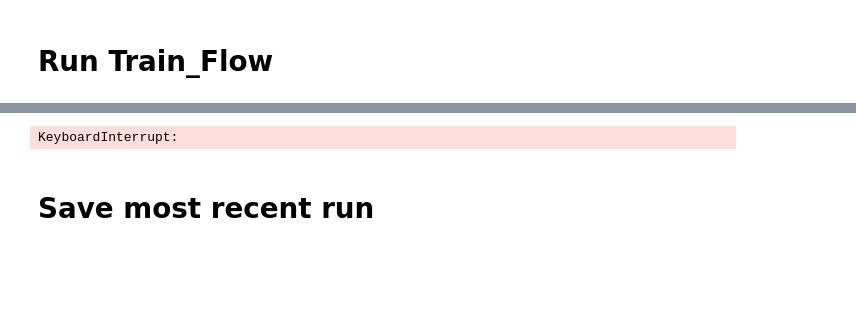
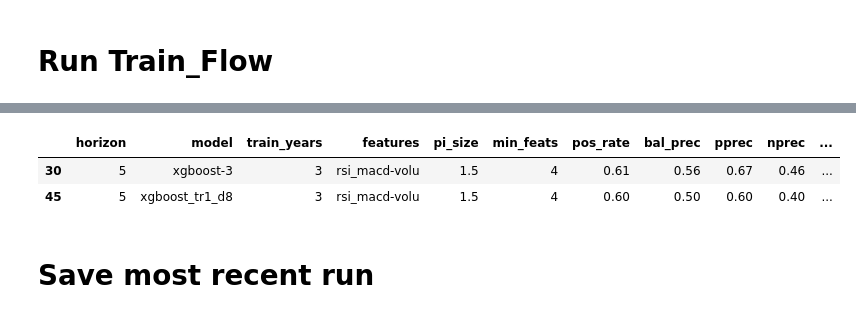
Before and after one commit to bchase17/Stocks, a Jupyter notebook: train_flow.ipynb, the cells around one changed output, grey strips where cells are left out. Drawn from its saved outputs; the diff is of its cells as text; code cells hidden in the pictures; blank space fills up the shorter version.

```diff
--- a/train_flow.ipynb
+++ b/train_flow.ipynb
@@ -39,6 +42,7 @@ Available Feature Sets: dict_keys(['ma', 'rsi', 'macd', 'volume', 'atr_adx', 'vo
 # %% [markdown]
 # Run Train_Flow
 # %%
+import train_flow
 importlib.reload(train_flow)
 from itertools import combinations
 
@@ -54,7 +58,32 @@ two_combos = list(combinations(keys, 2))
 master_results = []
 master_perm = []
 
+a = 'rsi_macd'
+b = 'volu'
+target_horizons = [5]#, 10, 20, 30]
+train_years = [3]
+pi_years = [1.5]
+min_feats = [6]
+days_assessed = 250
+test_day = 5
+feature_cols = feature_dict[a] + feature_dict[b]
+list_name = f'{a}-{b}'
+print(list_name)
+groups = list_name.split("-")
 
+
+# --------- #
+# LEAVE ME  #
+# --------- #
+models = {"xgboost-tr3-d6-c1-lr:.1": XGBClassifier(n_estimators=300, max_depth=6, colsample_bytree=1, min_child_weight=5,
+                                                    learning_rate=.1, random_state=42, n_jobs=-1)}
+models = {"xgboost-3": XGBClassifier(n_estimators=300 random_state=42, n_jobs=-1)}
+results_df = train_flow.run_train_flow(test_day, days_assessed, target_horizons, pi_handlings, feature_cols, df_main, models,
+                train_years, pi_years, min_feats, list_name, feature_dict, groups)
+
+master_results.append(results_df)
+
+"""
 for a, b in two_combos:
 # ---------- #
 # UPDATE ME  #
@@ -77,14 +106,14 @@ for a, b in two_combos:
     models = {"xgboost-tr3-d6-c1-lr:.1": XGBClassifier(n_estimators=300, max_depth=6, colsample_bytree=1, min_child_weight=5,
                                                         learning_rate=.1, random_state=42, n_jobs=-1)}
     models = {"xgboost-3": XGBClassifier(n_estimators=300, random_state=42, n_jobs=-1)}
-    results_df = train_flow.run_train_flow(test_day, days_assessed, target_horizons, pi_handlings, feature_cols, df_main, models,
+    results_df = train_flowv2.run_train_flow(test_day, days_assessed, target_horizons, pi_handlings, feature_cols, df_main, models,
                     train_years, pi_years, min_feats, list_name, feature_dict, groups)
 
     master_results.append(results_df)
     #master_perm.append(perm_df)
 
 
-"""
+
 for a in keys:
 
     feature_cols = feature_dict[a] + feature_dict[b]
@@ -110,4 +139,33 @@ for a in keys:
 # final master DataFrames
 master_results_df = pd.concat(master_results, ignore_index=True)
 #master_results_df.to_csv('h5_performance.csv', index=False)
+
+for r in target_horizons:
+
+    base_df = pd.read_csv(f"h{r}_performance_all.csv")
+    cols = master_results_df.columns
+    df_concat = pd.concat([base_df.drop_duplicates(), master_results_df[cols][master_results_df['horizon'] == r].drop_duplicates()], ignore_index=True)
+    df_concat.to_csv(f"h{r}_performance_all2.csv", index=False)
+
+import performance_flow
+importlib.reload(performance_flow)
+
+# ---------- #
+# UPDATE ME  #
+# ---------- #
+results_file_name = "h5_performance_all2.csv" # Match prior cell saved as file name horizon_2_baseline_new
+min_th = 0.51
+cov_th = 0.75
+
+
+# --------- #
+# LEAVE ME  #
+# --------- #
+return_cols, perf_df = performance_flow.import_data(results_file_name, df_daily)
+composite_score = performance_flow.run_performance(perf_df, min_th, cov_th)
+#bucket_df = performance_flow.bucket_scores(df_daily, perf_df, returns, min_th)
+cols = ['horizon', 'model', 'train_years', 'features', 'pi_size',
+       'min_feats', 'pos_rate', 'bal_prec', 'pprec', 'nprec', 'pos_preds', 'neg_preds', 'composite']
+
+composite_score[cols][composite_score['features'] == list_name]
 # %% [output]
@@ -118,3 +189,5 @@ Run 2/50 | Train: 2023-02-14 → 2026-01-20 | Test: 2026-01-28 → 2026-02-03 |
-KeyboardInterrupt:
+|  | horizon | model | train_years | features | pi_size | min_feats | pos_rate | bal_prec | pprec | nprec | ... |
+| 30 | 5 | xgboost-3 | 3 | rsi_macd-volu | 1.5 | 4 | 0.61 | 0.56 | 0.67 | 0.46 | ... |
+| 45 | 5 | xgboost_tr1_d8 | 3 | rsi_macd-volu | 1.5 | 4 | 0.60 | 0.50 | 0.60 | 0.40 | ... |
 # %% [markdown]
 # Save most recent run
```
Also changed, not shown: parts of 6 cells of this notebook, 6 other files.
